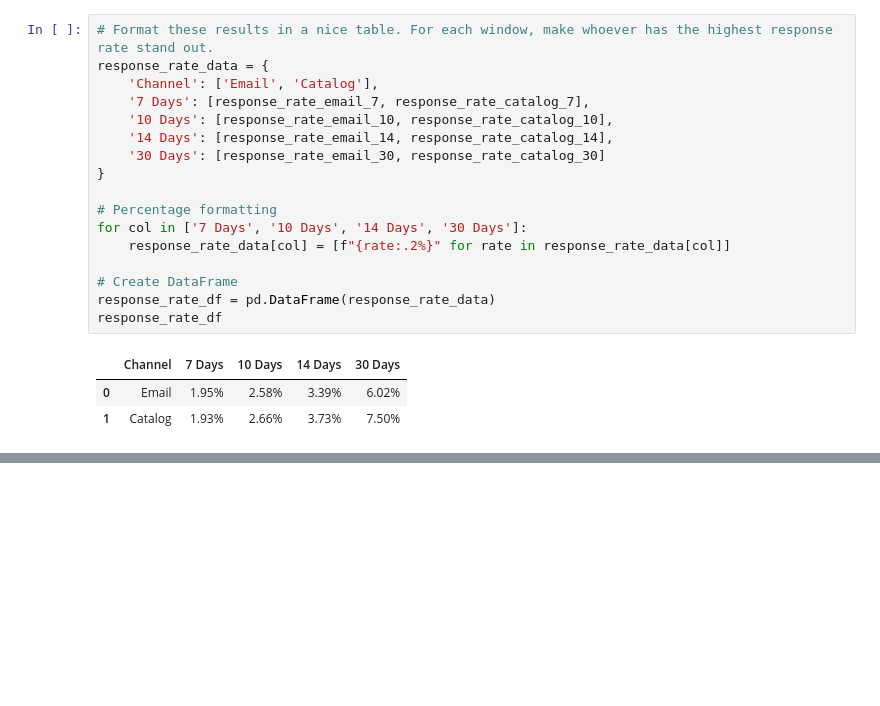
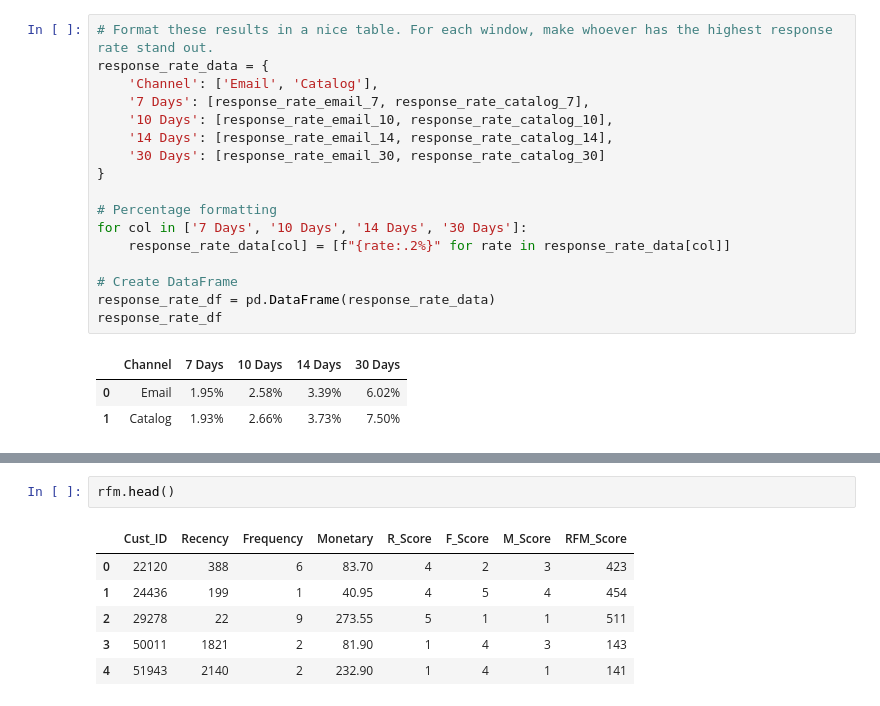
Before and after one commit to YassineOudghiri/dma-group-assignment-1, a Jupyter notebook: code.ipynb, the cells around one changed output, grey strips where cells are left out. Cells and saved outputs as stored; diff of their text form; blank space fills up the shorter version.

```diff
--- a/code.ipynb
+++ b/code.ipynb
@@ -415,0 +386,9 @@ AttributeError: 'Styler' object has no attribute 'get'
+# %%
+rfm.head()
+# %% [output]
+|  | Cust_ID | Recency | Frequency | Monetary | R_Score | F_Score | M_Score | RFM_Score |
+| 0 | 22120 | 388 | 6 | 83.70 | 4 | 2 | 3 | 423 |
+| 1 | 24436 | 199 | 1 | 40.95 | 4 | 5 | 4 | 454 |
+| 2 | 29278 | 22 | 9 | 273.55 | 5 | 1 | 1 | 511 |
+| 3 | 50011 | 1821 | 2 | 81.90 | 1 | 4 | 3 | 143 |
+| 4 | 51943 | 2140 | 2 | 232.90 | 1 | 4 | 1 | 141 |
```
Also changed, not shown: parts of 12 cells of this notebook, 1 other file.
